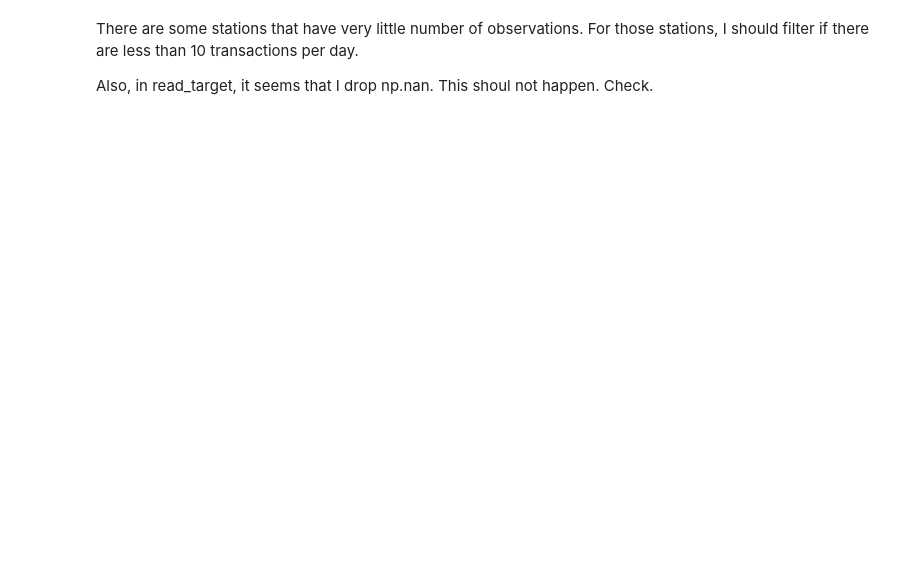
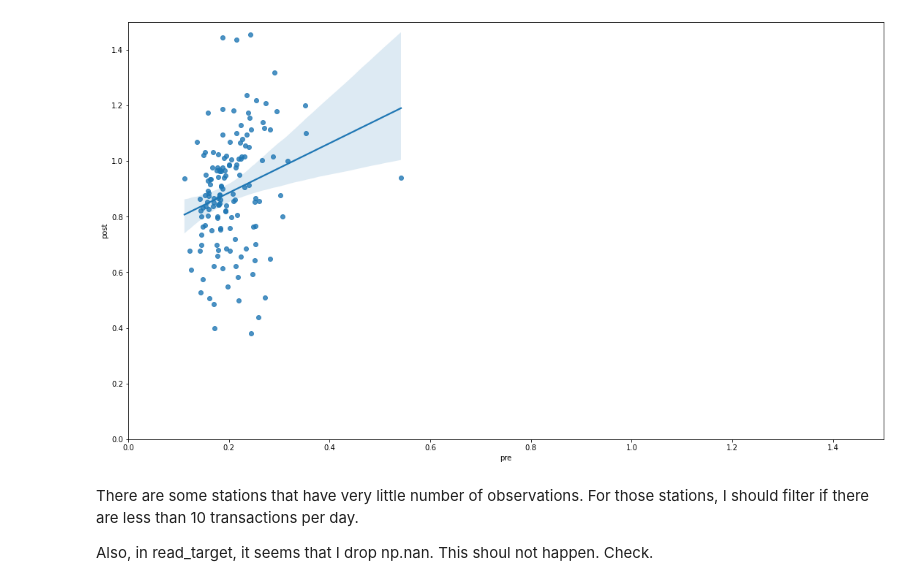
Before and after one commit to jdcaicedo251/transit_demand_prediction, a Jupyter notebook: experiments/result_analysis.ipynb, the cells around one changed output. Drawn from its saved outputs; the diff is of its cells as text; code cells hidden in the pictures; blank space fills up the shorter version.

```diff
--- a/experiments/result_analysis.ipynb
+++ b/experiments/result_analysis.ipynb
@@ -214,3 +331,11 @@ linear_regression(pre_post)
+# %%
+import seaborn as sns
+ax = sns.regplot(x="pre", y="post", data=example)
+ax.set(ylim=(0, 1.5))
+ax.set(xlim=(0, 1.5))
+ax.figure.set_size_inches(18.5, 10.5)
+# %% [output]
+[figure, added]
 # %% [markdown]
 There are some stations that have very little number of observations. For those stations, I should filter if there are less than 10 transactions per day.
 
```
Also changed, not shown: parts of 26 cells of this notebook, 17 other files.
